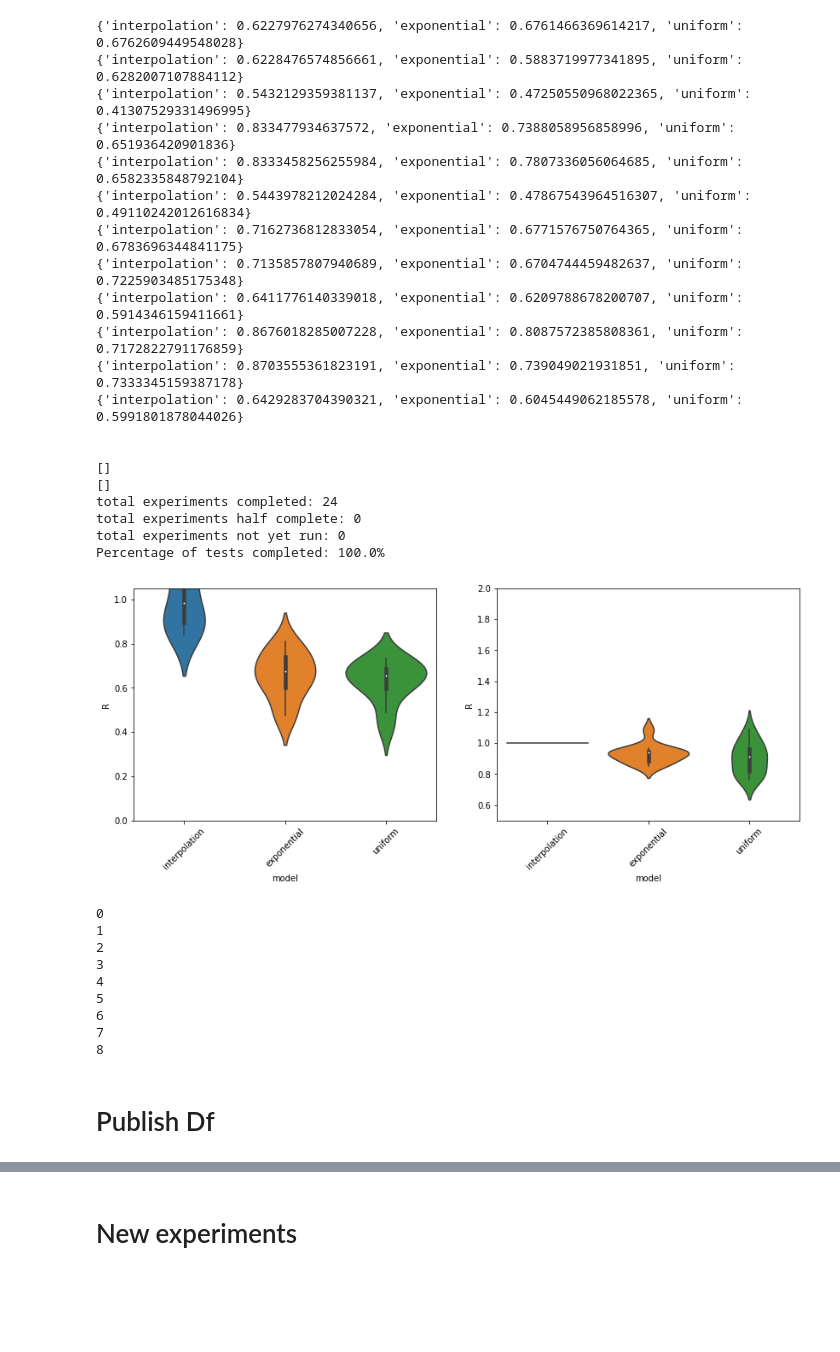
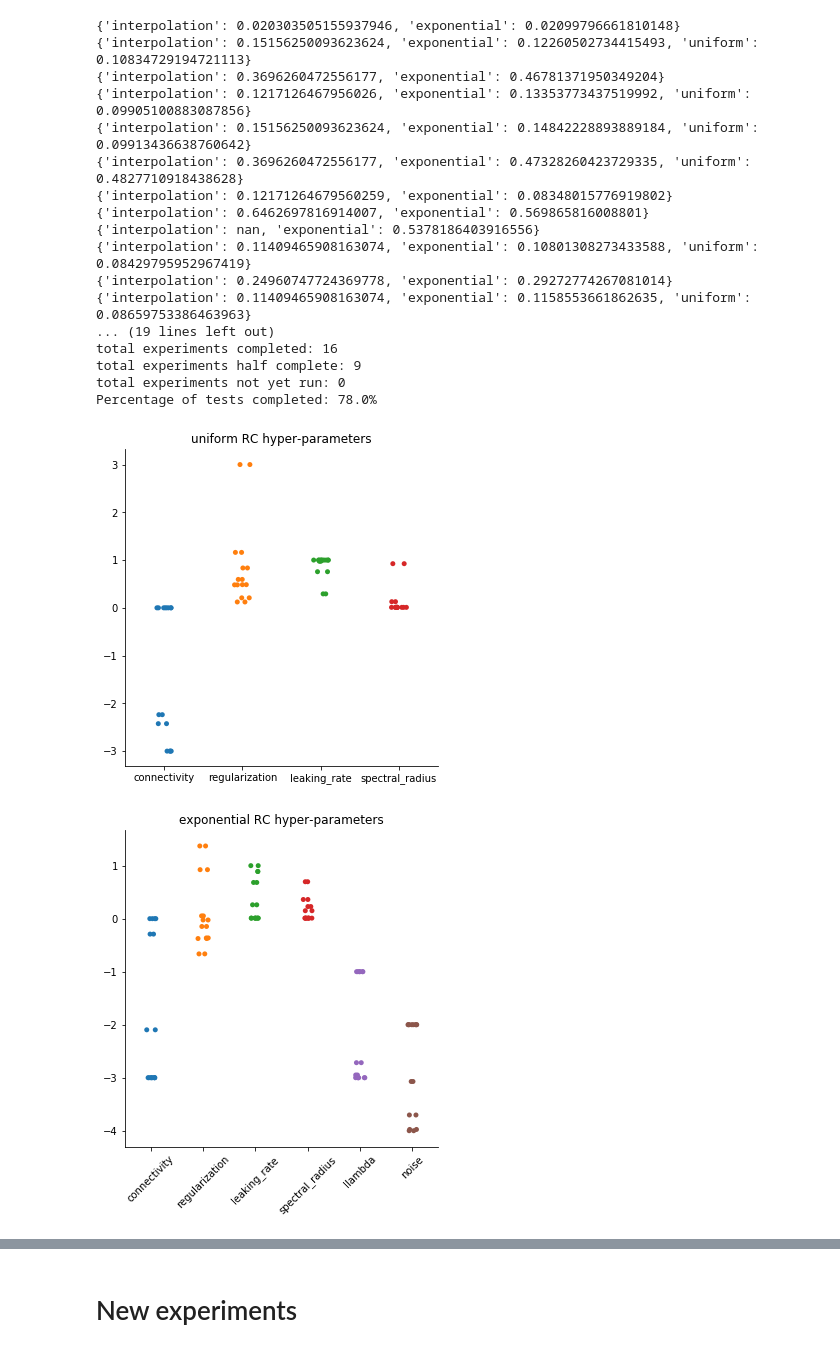
Before and after one commit to blindedjoy/Reservoir, a Jupyter notebook: MARIOS/Analysis.ipynb, the cells around one changed output, grey strips where cells are left out. Drawn from its saved outputs; the diff is of its cells as text; code cells hidden in the pictures; blank space fills up the shorter version.

```diff
--- a/MARIOS/Analysis.ipynb
+++ b/MARIOS/Analysis.ipynb
@@ -12,41 +97,23 @@ publish_path_list = glob.glob('experiment_results/publish/*/*.txt')
 # %%
-medium_blindIp = EchoStateAnalysis(medium_path_list, ip_use_observers = False)
+publish_blindIp = EchoStateAnalysis(publish_path_list, ip_use_observers = False)
+publish_blindIp.hyper_parameter_plot()
 # %% [output]
-{'interpolation': 0.6227976274340656, 'exponential': 0.6761466369614217, 'uniform': 0.6762609449548028}
-{'interpolation': 0.6228476574856661, 'exponential': 0.5883719977341895, 'uniform': 0.6282007107884112}
-{'interpolation': 0.5432129359381137, 'exponential': 0.47250550968022365, 'uniform': 0.41307529331496995}
-{'interpolation': 0.833477934637572, 'exponential': 0.7388058956858996, 'uniform': 0.651936420901836}
-{'interpolation': 0.8333458256255984, 'exponential': 0.7807336056064685, 'uniform': 0.6582335848792104}
-{'interpolation': 0.5443978212024284, 'exponential': 0.47867543964516307, 'uniform': 0.49110242012616834}
-{'interpolation': 0.7162736812833054, 'exponential': 0.6771576750764365, 'uniform': 0.6783696344841175}
-{'interpolation': 0.7135857807940689, 'exponential': 0.6704744459482637, 'uniform': 0.7225903485175348}
-{'interpolation': 0.6411776140339018, 'exponential': 0.6209788678200707, 'uniform': 0.5914346159411661}
-{'interpolation': 0.8676018285007228, 'exponential': 0.8087572385808361, 'uniform': 0.7172822791176859}
-{'interpolation': 0.8703555361823191, 'exponential': 0.739049021931851, 'uniform': 0.7333345159387178}
-{'interpolation': 0.6429283704390321, 'exponential': 0.6045449062185578, 'uniform': 0.5991801878044026}
-
-
-[]
-[]
-total experiments completed: 24
-total experiments half complete: 0
+{'interpolation': 0.020303505155937946, 'exponential': 0.02099796661810148}
+{'interpolation': 0.15156250093623624, 'exponential': 0.12260502734415493, 'uniform': 0.10834729194721113}
+{'interpolation': 0.3696260472556177, 'exponential': 0.46781371950349204}
+{'interpolation': 0.1217126467956026, 'exponential': 0.13353773437519992, 'uniform': 0.09905100883087856}
+{'interpolation': 0.15156250093623624, 'exponential': 0.14842228893889184, 'uniform': 0.09913436638760642}
+{'interpolation': 0.3696260472556177, 'exponential': 0.47328260423729335, 'uniform': 0.4827710918438628}
+{'interpolation': 0.12171264679560259, 'exponential': 0.08348015776919802}
+{'interpolation': 0.6462697816914007, 'exponential': 0.569865816008801}
+{'interpolation': nan, 'exponential': 0.5378186403916556}
+{'interpolation': 0.11409465908163074, 'exponential': 0.10801308273433588, 'uniform': 0.08429795952967419}
+{'interpolation': 0.24960747724369778, 'exponential': 0.29272774267081014}
+{'interpolation': 0.11409465908163074, 'exponential': 0.1158553661862635, 'uniform': 0.08659753386463963}
+... (19 lines left out)
+total experiments completed: 16
+total experiments half complete: 9
 total experiments not yet run: 0
-Percentage of tests completed: 100.0%
+Percentage of tests completed: 78.0%
+[figure, added]
+[figure, added]
-# %%
-medium_blindIp.make_R_barplots()  #consider sorting
-# %% [output]
-[figure, removed]
-# %%
-medium_blindIp.get_df()
-# %% [output]
-0
-1
-2
-3
-4
-5
-6
-7
-8
-# %% [markdown]
-# Publish Df
```
Also changed, not shown: parts of 16 cells of this notebook, 2 other files.
